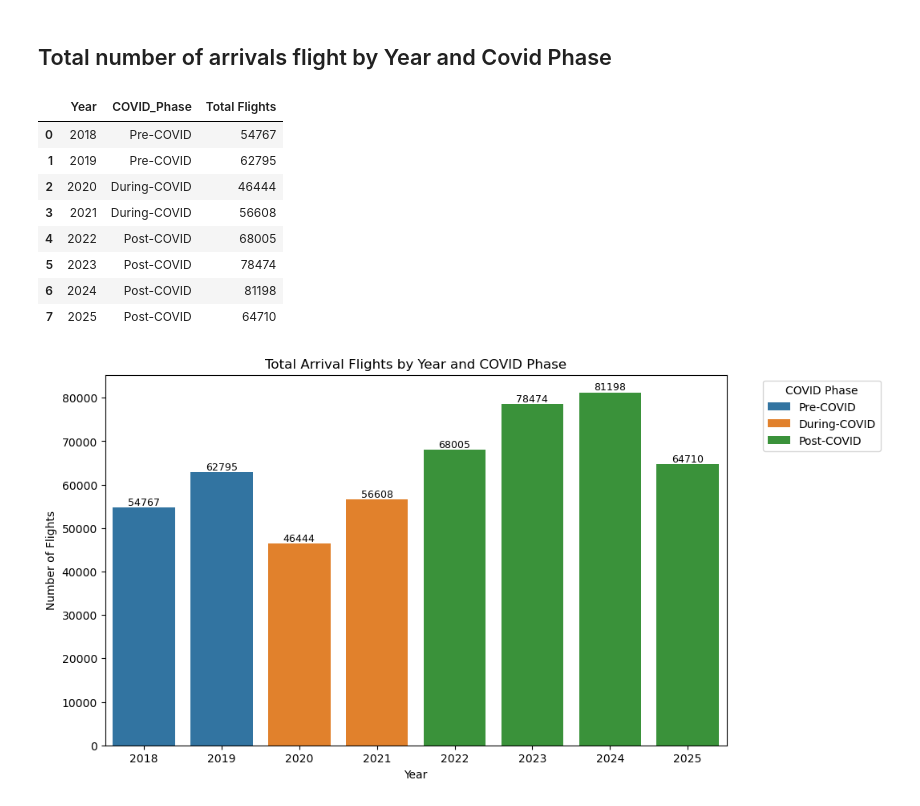
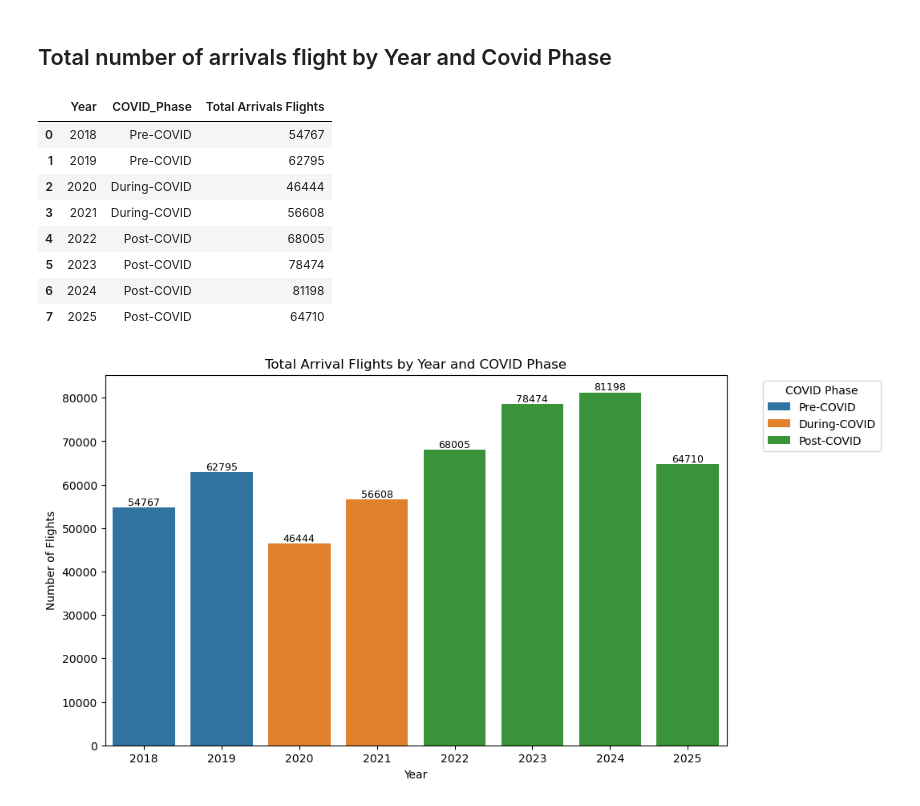
Before and after one commit to shrutivir/BNA-flight-delay-covid_impact, a Jupyter notebook: Notebook/BNA_Airport_Delay.ipynb, the cells around one changed output. Drawn from its saved outputs; the diff is of its cells as text; code cells hidden in the pictures.

```diff
--- a/Notebook/BNA_Airport_Delay.ipynb
+++ b/Notebook/BNA_Airport_Delay.ipynb
@@ -356,10 +351,10 @@ arrivals.head(2)
 # %% [markdown]
 ## Total number of arrivals flight by Year and Covid Phase
 # %%
-total_arr_flights = arrivals.groupby(['Year','COVID_Phase']).size().reset_index(name= 'Total Flights')
+total_arr_flights = arrivals.groupby(['Year','COVID_Phase']).size().reset_index(name= 'Total Arrivals Flights')
 total_arr_flights
 # %% [output]
-|  | Year | COVID_Phase | Total Flights |
+|  | Year | COVID_Phase | Total Arrivals Flights |
 | 0 | 2018 | Pre-COVID | 54767 |
 | 1 | 2019 | Pre-COVID | 62795 |
 | 2 | 2020 | During-COVID | 46444 |
```
Also changed, not shown: parts of 15 cells of this notebook, 5 other files.
